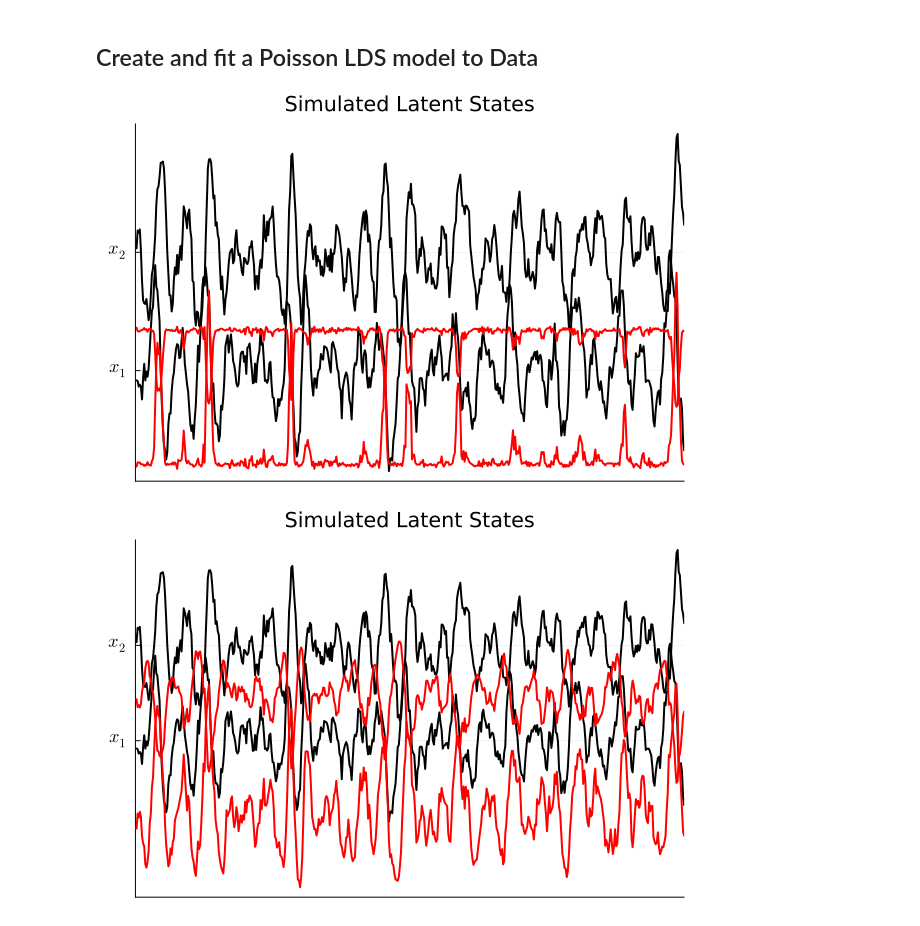
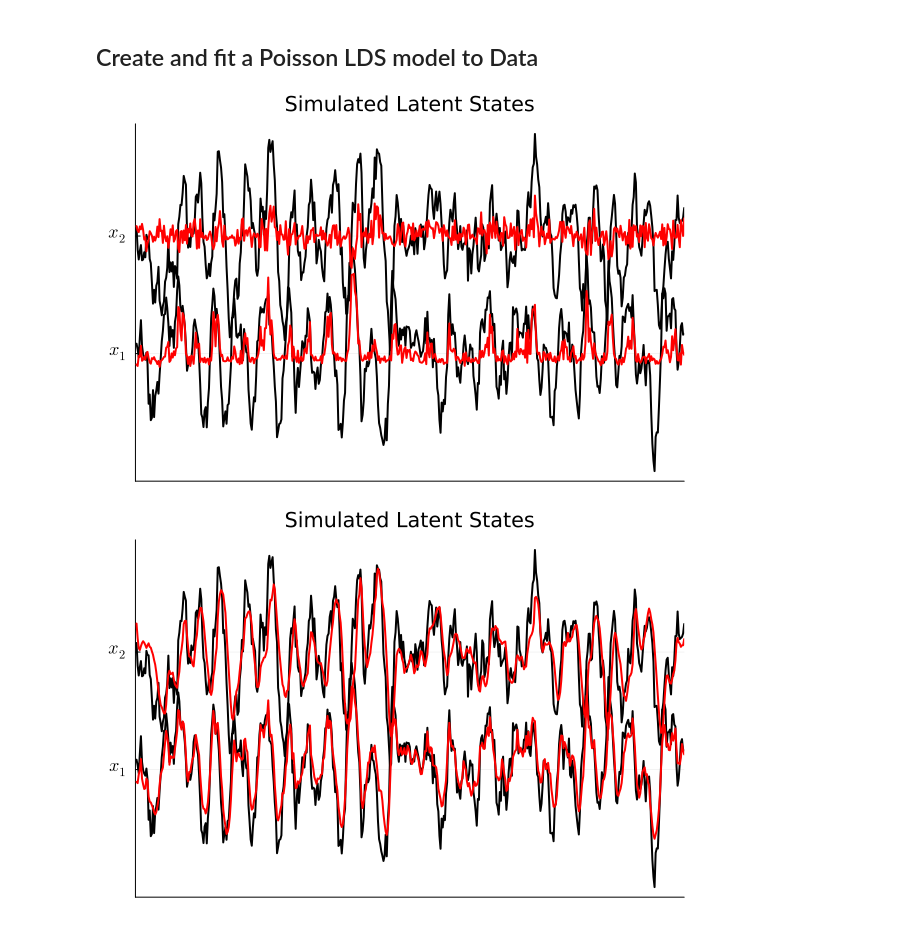
Before and after one commit to depasquale-lab/StateSpaceDynamics.jl, a Jupyter notebook: notebooks/PoissonLDS.ipynb, the cells around one changed output. Saved outputs shown, nothing was run; the diff lists cells and outputs as text; code cells hidden in the pictures.

```diff
--- a/notebooks/PoissonLDS.ipynb
+++ b/notebooks/PoissonLDS.ipynb
@@ -85,8 +85,8 @@ obs_dim = 10
 time_bins = 500
 
 # Generate sample data
-states = latents[1, :, :]
-emissions = observations[1, :, :]
+states = latents[:, :, 1]
+emissions = observations[:, :, 1]
 
 # Create the main plot
 plot(size=(800, 600), layout=@layout[a{0.3h}; b])
@@ -94,7 +94,7 @@ plot(size=(800, 600), layout=@layout[a{0.3h}; b])
 # Plot the continuous latent states
 lim_states = maximum(abs.(states))
 for d in 1:state_dim
-    plot!(1:time_bins, states[:, d] .+ lim_states * (d-1), color=:black, linewidth=2, label="", subplot=1)
+    plot!(1:time_bins, states[d, :] .+ lim_states * (d-1), color=:black, linewidth=2, label="", subplot=1)
 end
 
 plot!(subplot=1, yticks=(lim_states .* (0:state_dim-1), [L"x_%$d" for d in 1:state_dim]),
@@ -104,7 +104,7 @@ plot!(subplot=1, yticks=(lim_states .* (0:state_dim-1), [L"x_%$d" for d in 1:sta
 # Plot the discrete observations as an event plot
 colors = palette(:default, obs_dim)
 for f in 1:obs_dim
-    spike_times = findall(x -> x > 0, emissions[:, f])
+    spike_times = findall(x -> x > 0, emissions[f, :])
     for t in spike_times
         plot!([t, t], [f-0.4, f+0.4], color=colors[f], linewidth=1, label="", subplot=2)
     end
@@ -130,44 +130,44 @@ plot()
 
 # Plot the (true) continuous latent states
 for d in 1:state_dim
-    plot!(1:time_bins, states[:, d] .+ lim_states * (d-1), color=:black, linewidth=2, label="", subplot=1)
+    plot!(1:time_bins, states[d, :] .+ lim_states * (d-1), color=:black, linewidth=2, label="", subplot=1)
 end
 
 # Plot the (smoothed) continuous latent states
 for d in 1:state_dim
-    plot!(1:time_bins, smoothed_x[1, :, d] .+ lim_states * (d-1), color=:red, linewidth=2, label="", subplot=1)
+    plot!(1:time_bins, smoothed_x[d, :, 1] .+ lim_states * (d-1), color=:red, linewidth=2, label="", subplot=1)
 end
 
 plot!(subplot=1, yticks=(lim_states .* (0:state_dim-1), [L"x_%$d" for d in 1:state_dim]),
       xticks=[], xlims=(0, time_bins), title="Simulated Latent States",
       yformatter=y->"", tickfontsize=12)
 # %% [output]
-[figure, old version]
+[figure, new version]
 # %%
 # fit model using LaPlaceEM
 elbo, _ = fit!(naive_ssm, observations; max_iter=25, tol=1e-6)
 
 # smooth observations using the naive model
 smoothed_x, smoothed_p, _ = smooth(naive_ssm, observations)
 
 # plot the smoothed latent factors and the observations
 plot()
 
 # Plot the (true) continuous latent states
 for d in 1:state_dim
-    plot!(1:time_bins, states[:, d] .+ lim_states * (d-1), color=:black, linewidth=2, label="", subplot=1)
+    plot!(1:time_bins, states[d, :] .+ lim_states * (d-1), color=:black, linewidth=2, label="", subplot=1)
 end
 
 # Plot the (smoothed) continuous latent states
 for d in 1:state_dim
-    plot!(1:time_bins, smoothed_x[1, :, d] .+ lim_states * (d-1), color=:red, linewidth=2, label="", subplot=1)
+    plot!(1:time_bins, smoothed_x[d, :, 1] .+ lim_states * (d-1), color=:red, linewidth=2, label="", subplot=1)
 end
 
 plot!(subplot=1, yticks=(lim_states .* (0:state_dim-1), [L"x_%$d" for d in 1:state_dim]),
       xticks=[], xlims=(0, time_bins), title="Simulated Latent States",
       yformatter=y->"", tickfontsize=12)
 # %% [output]
-[figure, old version]
+[figure, new version]
 # %%
 plot(elbo, xlabel="iteration", ylabel="ELBO", title="ELBO over iterations", legend=false)
 # %% [output]
```
Also changed, not shown: parts of 6 cells of this notebook, 7 other files.
